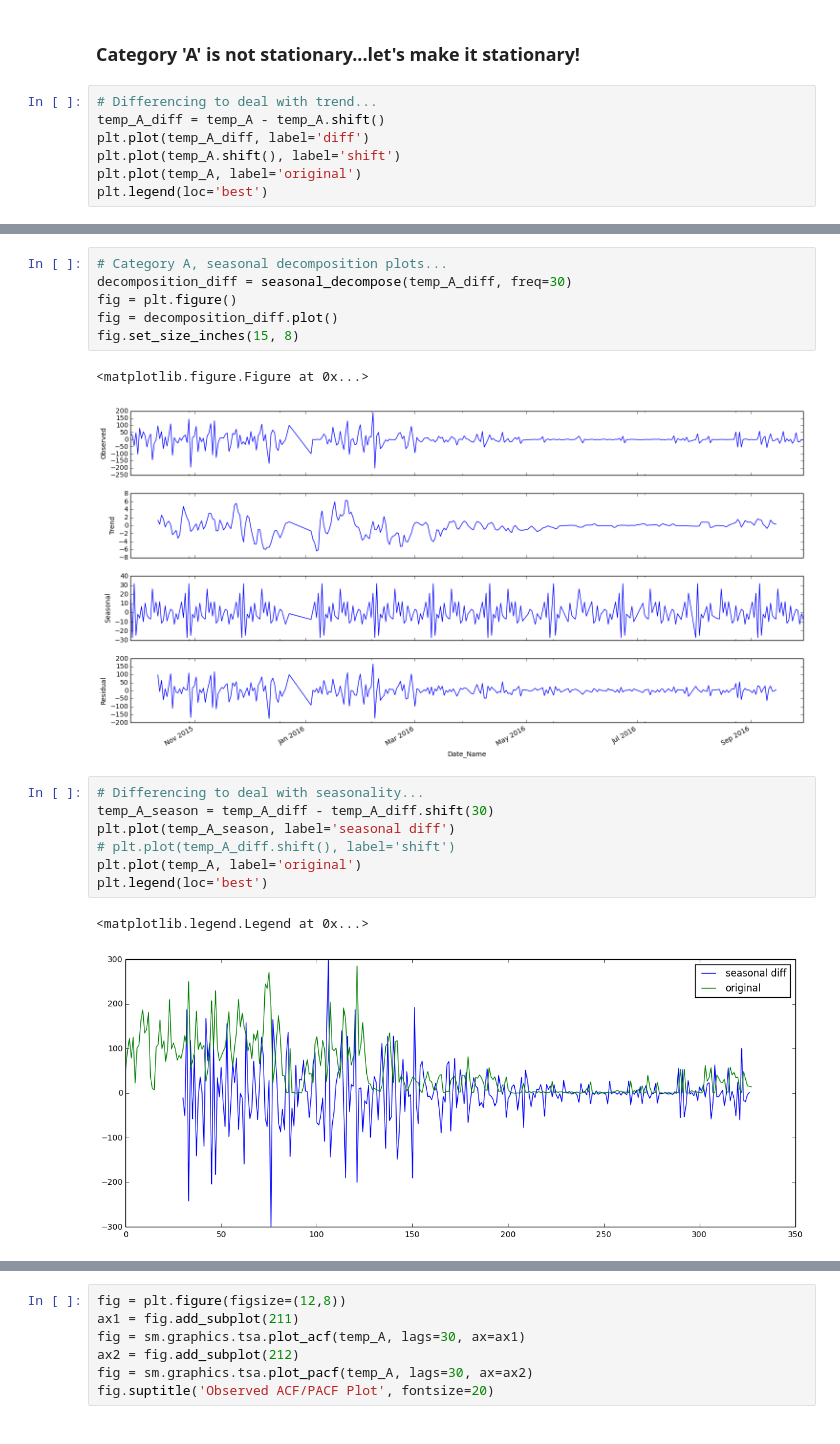
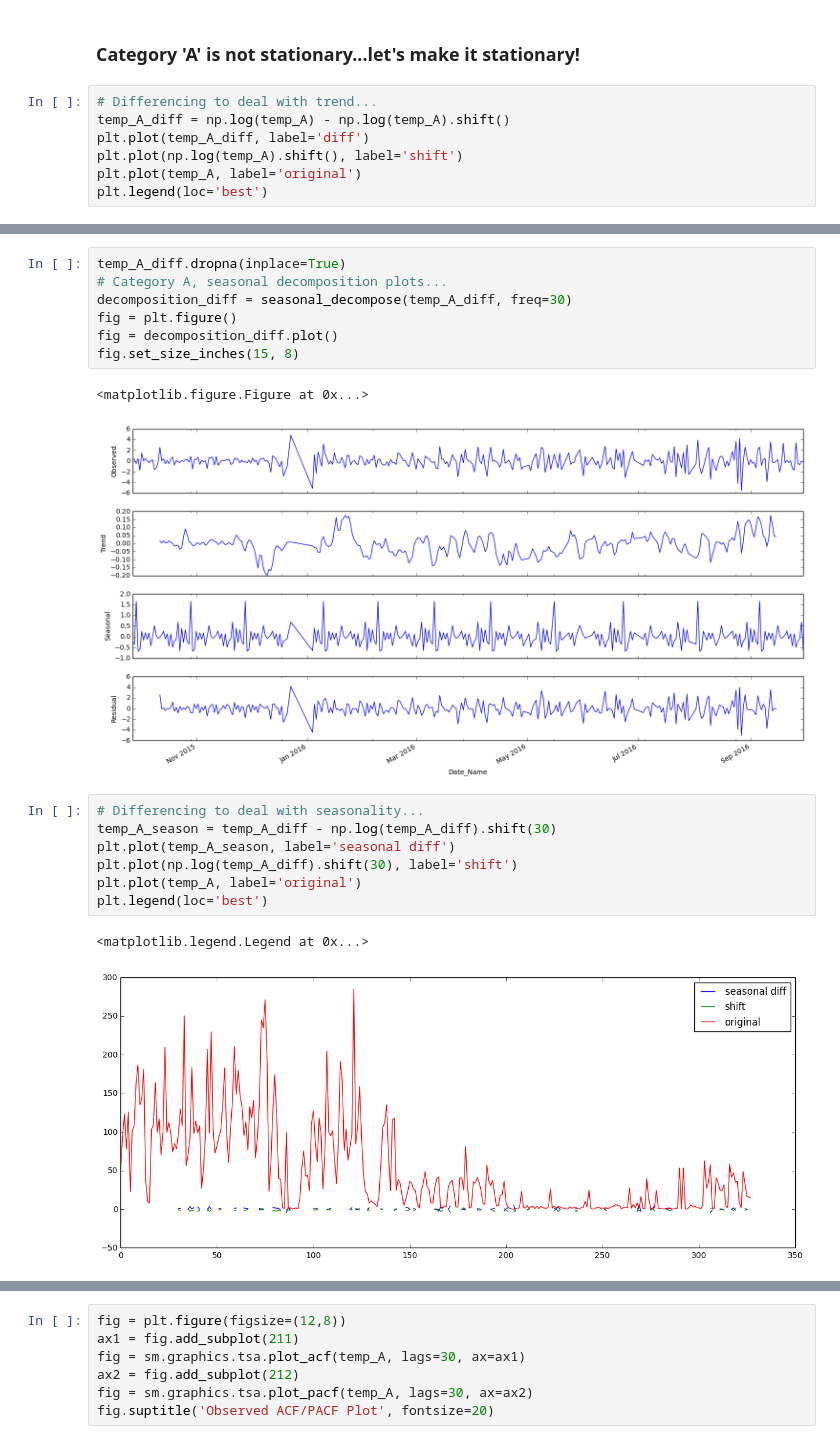
Before and after one commit to wernerchao/compass-digital-labs-test, a Jupyter notebook: explore/Group By Date.ipynb, the cells around one changed output, grey strips where cells are left out. Drawn from its saved outputs; the diff is of its cells as text.

```diff
--- a/explore/Group By Date.ipynb
+++ b/explore/Group By Date.ipynb
@@ -136,9 +136,9 @@ dtype: float64
 ### Category 'A' is not stationary...let's make it stationary!
 # %%
 # Differencing to deal with trend...
-temp_A_diff = temp_A - temp_A.shift()
+temp_A_diff = np.log(temp_A) - np.log(temp_A).shift()
 plt.plot(temp_A_diff, label='diff')
-plt.plot(temp_A.shift(), label='shift')
+plt.plot(np.log(temp_A).shift(), label='shift')
 plt.plot(temp_A, label='original')
 plt.legend(loc='best')
 # %% [output]
@@ -147,4 +147,5 @@ plt.legend(loc='best')
 # %%
+temp_A_diff.dropna(inplace=True)
 # Category A, seasonal decomposition plots...
 decomposition_diff = seasonal_decompose(temp_A_diff, freq=30)
 fig = plt.figure()
@@ -152,14 +153,14 @@ fig = decomposition_diff.plot()
 fig.set_size_inches(15, 8)
 # %% [output]
 <matplotlib.figure.Figure at 0x...>
-[figure, old version]
+[figure, new version]
 # %%
 # Differencing to deal with seasonality...
-temp_A_season = temp_A_diff - temp_A_diff.shift(30)
+temp_A_season = temp_A_diff - np.log(temp_A_diff).shift(30)
 plt.plot(temp_A_season, label='seasonal diff')
-# plt.plot(temp_A_diff.shift(), label='shift')
+plt.plot(np.log(temp_A_diff).shift(30), label='shift')
 plt.plot(temp_A, label='original')
 plt.legend(loc='best')
 # %% [output]
 <matplotlib.legend.Legend at 0x...>
-[figure, old version]
+[figure, new version]
```
Also changed, not shown: parts of 13 cells of this notebook.
